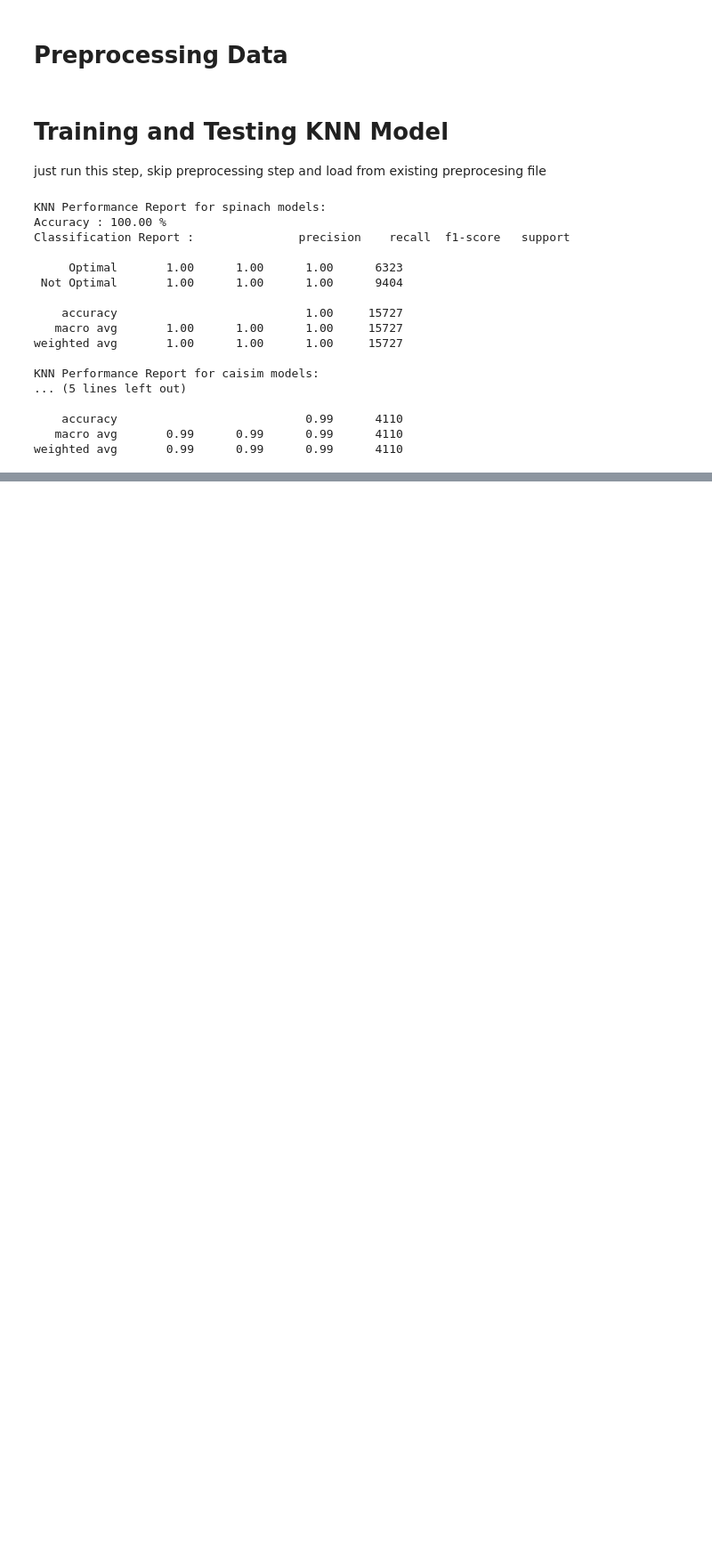
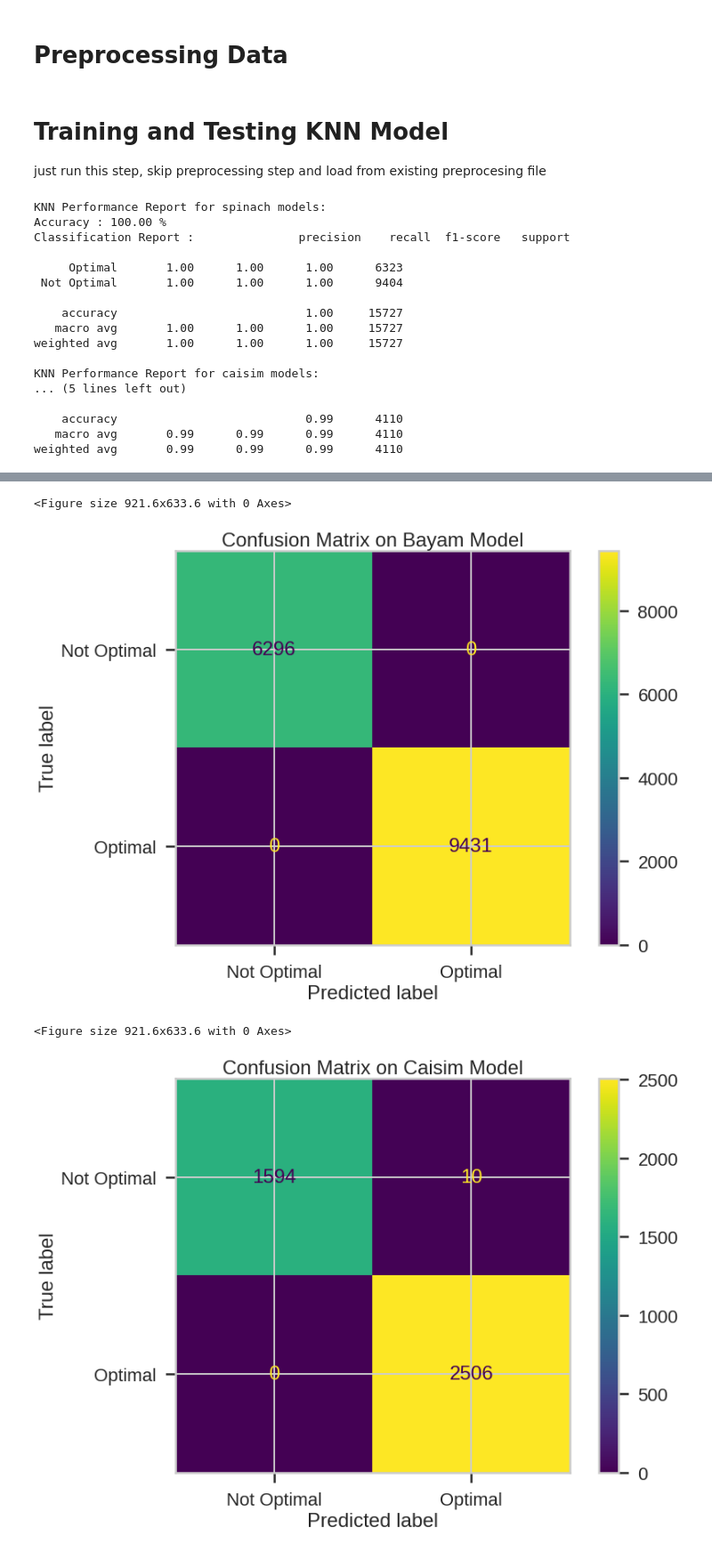
Before and after one commit to noczero/Plant-Monitoring-Controlling-V2, a Jupyter notebook: api/notebooks/training-knn.ipynb, the cells around one changed output, grey strips where cells are left out. Shown at 89% size. Saved outputs shown, nothing was run; the diff lists cells and outputs as text; code cells hidden in the pictures; blank space fills up the shorter version.

```diff
--- a/api/notebooks/training-knn.ipynb
+++ b/api/notebooks/training-knn.ipynb
@@ -174,0 +316,46 @@ weighted avg       0.99      0.99      0.99      4110
+# %%
+from sklearn import tree
+import pickle
+from sklearn.model_selection import train_test_split
+from sklearn.metrics import confusion_matrix, ConfusionMatrixDisplay
+
+# model analysis
+saved_model_path = {
+    'bayam' : '../trained/spinach_knn_model_27apr22.sav',
+    'caisim' : '../trained/caisim_knn_model.sav'
+}
+
+# prepare training and testing data
+training_features_column = ['temperature', 'humidity', 'light_intensity', 'soil_moisture_encode']
+target_column = ['STATUS']
+list_plant_name = ['bayam', 'caisim']
+X_train = {}
+X_test = {}
+y_train = {}
+y_test = {}
+for plant_name in list_plant_name:
+    # Split dataset into training set and test set
+    X_train[plant_name], X_test[plant_name], y_train[plant_name], y_test[plant_name] = train_test_split(
+        pre_processing_data[plant_name][training_features_column], pre_processing_data[plant_name][target_column],
+        test_size=0.3)
+
+# load model
+loaded_model_list = []
+for plant_name, saved_path in saved_model_path.items():
+    trained_model = pickle.load(open(saved_path, 'rb'))
+
+    #Predict the response for test dataset
+    y_pred = trained_model.predict(X_test[plant_name])
+    cm = confusion_matrix(y_test[plant_name], y_pred,  labels=trained_model.classes_)
+    plt.figure()
+    disp = ConfusionMatrixDisplay(confusion_matrix=cm,
+                                  display_labels=trained_model.classes_)
+    disp.plot()
+    plt.title(f"Confusion Matrix on {plant_name.title()} Model")
+    plt.savefig('images/{}_{}.png'.format("confusion_matrix",plant_name), dpi=100)
+    plt.show()
+# %% [output]
+<Figure size 921.6x633.6 with 0 Axes>
+[figure, added]
+<Figure size 921.6x633.6 with 0 Axes>
+[figure, added]
```
Also changed, not shown: parts of 4 cells of this notebook, 10 other files.
